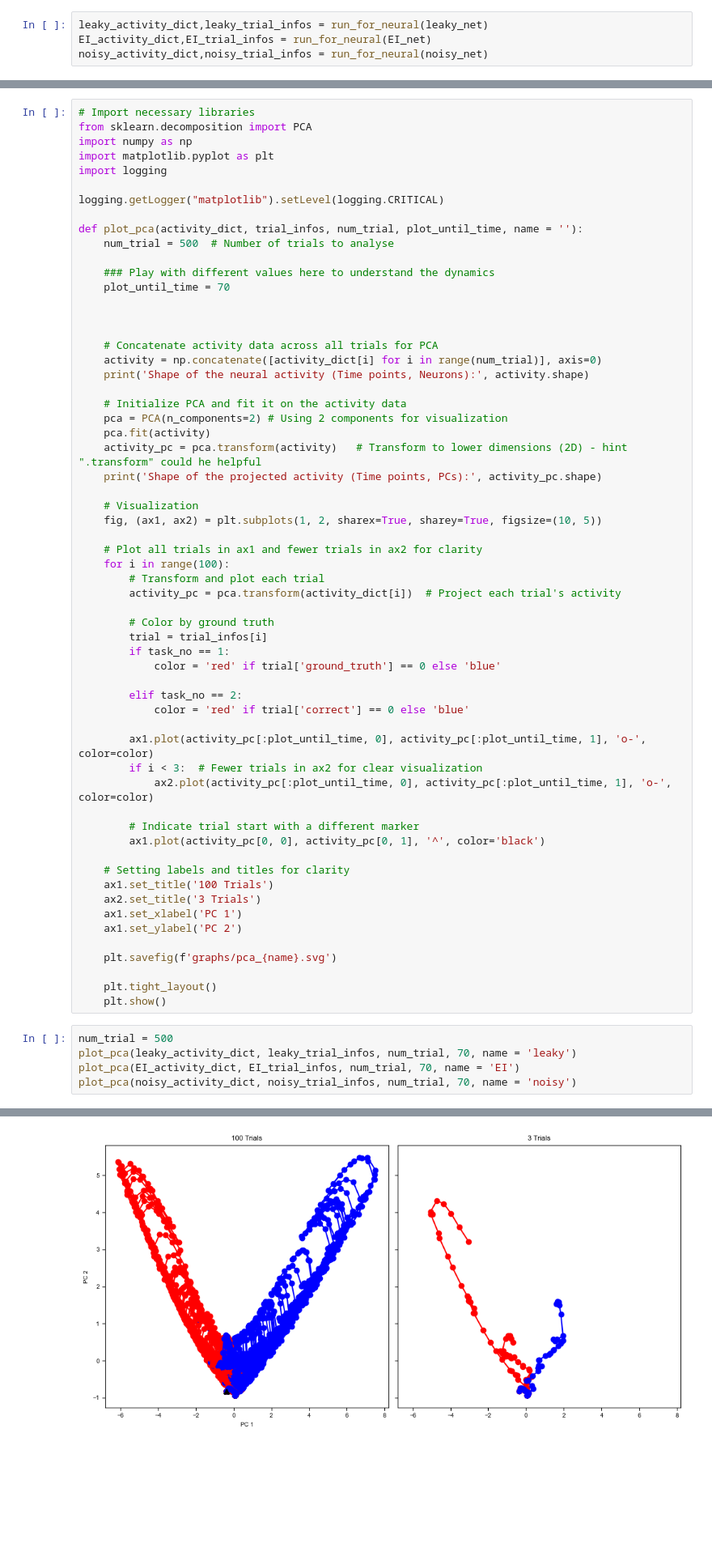
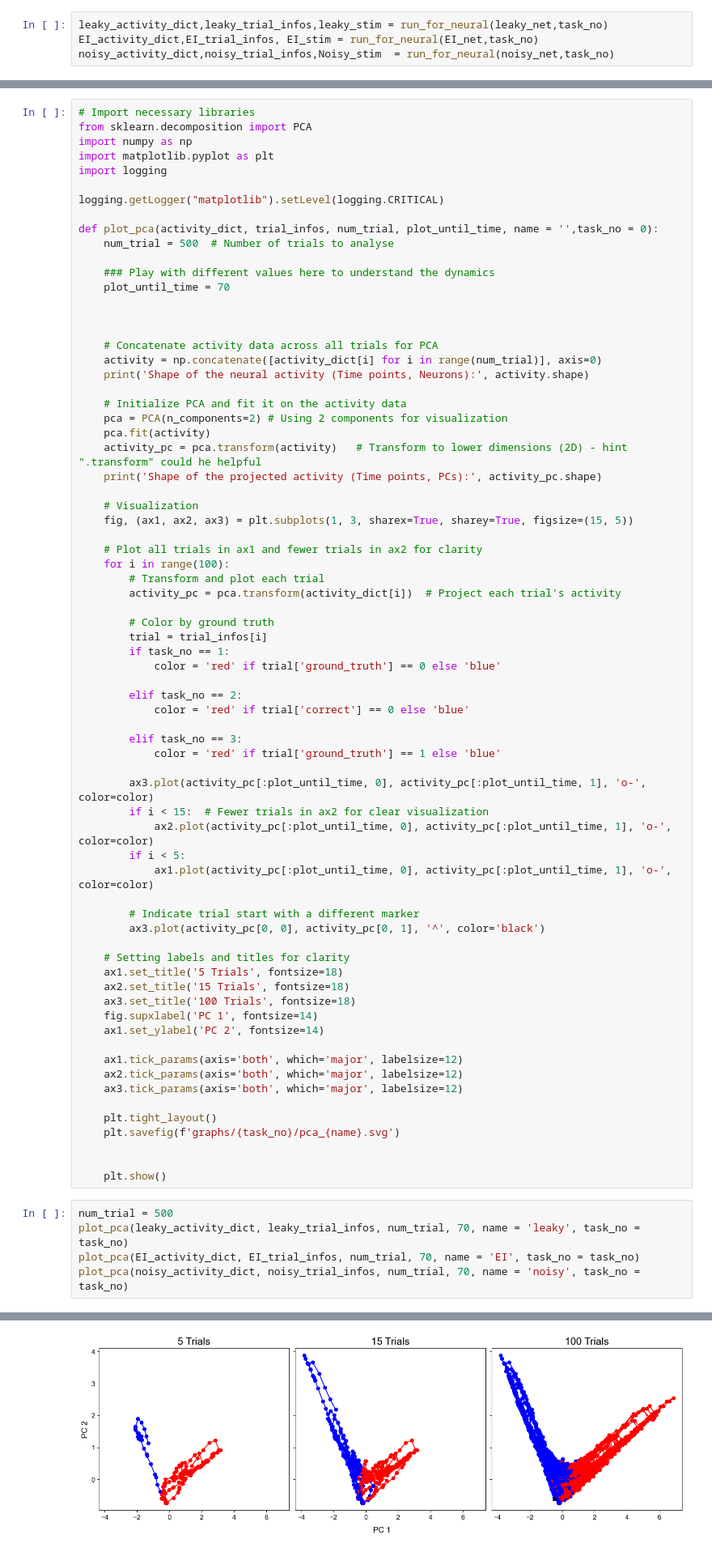
Before and after one commit to MahatmaDanG/MDG_CognAI, a Jupyter notebook: u2152915_coursework.ipynb, the cells around one changed output, grey strips where cells are left out. Shown at 81% size. Cells and saved outputs as stored; diff of their text form; blank space fills up the shorter version.

```diff
--- a/u2152915_coursework.ipynb
+++ b/u2152915_coursework.ipynb
@@ -498,5 +471,5 @@ def run_for_neural(net):
     # print('Average performance', np.mean([val['correct'] for val in trial_infos.values()]))
 # %%
-leaky_activity_dict,leaky_trial_infos = run_for_neural(leaky_net)
-EI_activity_dict,EI_trial_infos = run_for_neural(EI_net)
-noisy_activity_dict,noisy_trial_infos = run_for_neural(noisy_net)
+leaky_activity_dict,leaky_trial_infos,leaky_stim = run_for_neural(leaky_net,task_no)
+EI_activity_dict,EI_trial_infos, EI_stim = run_for_neural(EI_net,task_no)
+noisy_activity_dict,noisy_trial_infos,Noisy_stim  = run_for_neural(noisy_net,task_no)
@@ -511,7 +533,7 @@ import logging
 
 logging.getLogger("matplotlib").setLevel(logging.CRITICAL)
 
-def plot_pca(activity_dict, trial_infos, num_trial, plot_until_time, name = ''):
+def plot_pca(activity_dict, trial_infos, num_trial, plot_until_time, name = '',task_no = 0):
     num_trial = 500  # Number of trials to analyse
 
     ### Play with different values here to understand the dynamics
@@ -530,7 +552,7 @@ def plot_pca(activity_dict, trial_infos, num_trial, plot_until_time, name = ''):
     print('Shape of the projected activity (Time points, PCs):', activity_pc.shape)
 
     # Visualization
-    fig, (ax1, ax2) = plt.subplots(1, 2, sharex=True, sharey=True, figsize=(10, 5))
+    fig, (ax1, ax2, ax3) = plt.subplots(1, 3, sharex=True, sharey=True, figsize=(15, 5))
 
     # Plot all trials in ax1 and fewer trials in ax2 for clarity
     for i in range(100):
@@ -545,31 +567,42 @@ def plot_pca(activity_dict, trial_infos, num_trial, plot_until_time, name = ''):
         elif task_no == 2:
             color = 'red' if trial['correct'] == 0 else 'blue'
 
-        ax1.plot(activity_pc[:plot_until_time, 0], activity_pc[:plot_until_time, 1], 'o-', color=color)
-        if i < 3:  # Fewer trials in ax2 for clear visualization
+        elif task_no == 3:
+            color = 'red' if trial['ground_truth'] == 1 else 'blue'
+
+        ax3.plot(activity_pc[:plot_until_time, 0], activity_pc[:plot_until_time, 1], 'o-', color=color)
+        if i < 15:  # Fewer trials in ax2 for clear visualization
             ax2.plot(activity_pc[:plot_until_time, 0], activity_pc[:plot_until_time, 1], 'o-', color=color)
+        if i < 5:
+            ax1.plot(activity_pc[:plot_until_time, 0], activity_pc[:plot_until_time, 1], 'o-', color=color)
 
         # Indicate trial start with a different marker
-        ax1.plot(activity_pc[0, 0], activity_pc[0, 1], '^', color='black')
+        ax3.plot(activity_pc[0, 0], activity_pc[0, 1], '^', color='black')
 
     # Setting labels and titles for clarity
-    ax1.set_title('100 Trials')
-    ax2.set_title('3 Trials')
-    ax1.set_xlabel('PC 1')
-    ax1.set_ylabel('PC 2')
+    ax1.set_title('5 Trials', fontsize=18)
+    ax2.set_title('15 Trials', fontsize=18)
+    ax3.set_title('100 Trials', fontsize=18)
+    fig.supxlabel('PC 1', fontsize=14)
+    ax1.set_ylabel('PC 2', fontsize=14)
 
-    plt.savefig(f'graphs/pca_{name}.svg')
+    ax1.tick_params(axis='both', which='major', labelsize=12)
+    ax2.tick_params(axis='both', which='major', labelsize=12)
+    ax3.tick_params(axis='both', which='major', labelsize=12)
 
     plt.tight_layout()
+    plt.savefig(f'graphs/{task_no}/pca_{name}.svg')
+
+
     plt.show()
 # %%
 num_trial = 500
-plot_pca(leaky_activity_dict, leaky_trial_infos, num_trial, 70, name = 'leaky')
-plot_pca(EI_activity_dict, EI_trial_infos, num_trial, 70, name = 'EI')
-plot_pca(noisy_activity_dict, noisy_trial_infos, num_trial, 70, name = 'noisy')
+plot_pca(leaky_activity_dict, leaky_trial_infos, num_trial, 70, name = 'leaky', task_no = task_no)
+plot_pca(EI_activity_dict, EI_trial_infos, num_trial, 70, name = 'EI', task_no = task_no)
+plot_pca(noisy_activity_dict, noisy_trial_infos, num_trial, 70, name = 'noisy', task_no = task_no)
 # %% [output]
 Shape of the neural activity (Time points, Neurons): (27500, 128)
 Shape of the projected activity (Time points, PCs): (27500, 2)
-[figure, old version]
+[figure, new version]
 Shape of the neural activity (Time points, Neurons): (27500, 128)
 Shape of the projected activity (Time points, PCs): (27500, 2)
```
Also changed, not shown: parts of 36 cells of this notebook, 2 other files.
